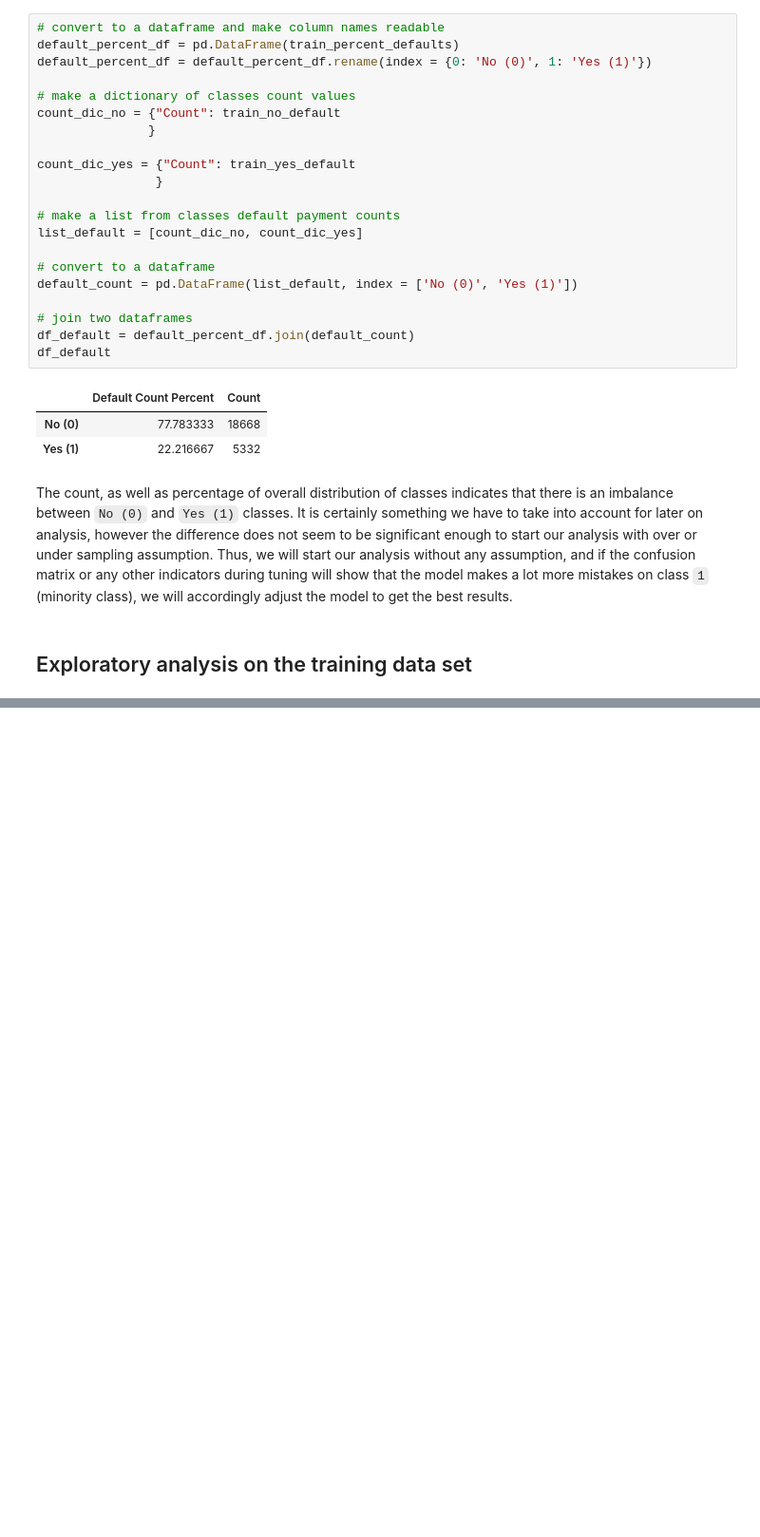
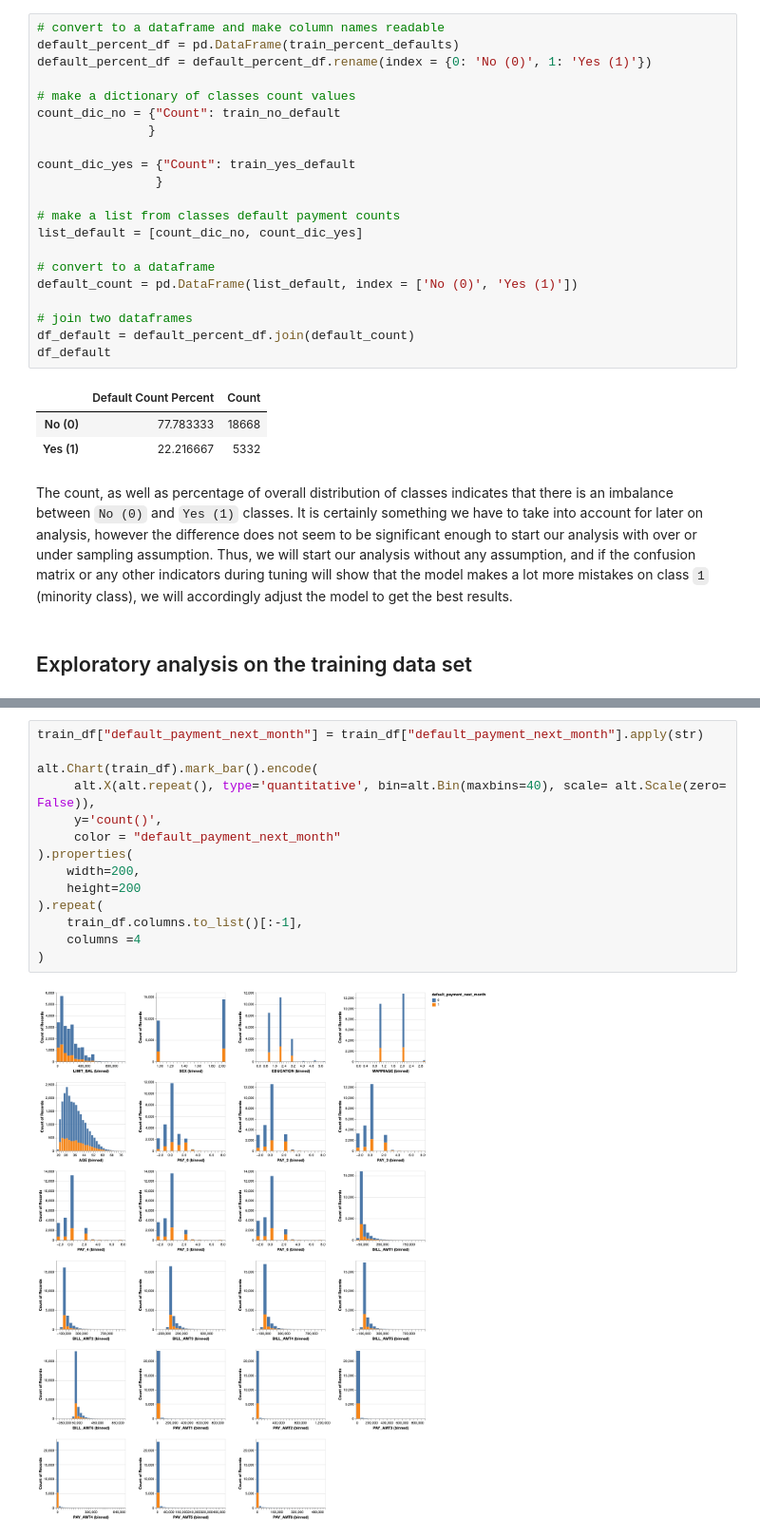
Before and after one commit to UBC-MDS/credit_default_prediction, a Jupyter notebook: src/credit_default_eda.ipynb, the cells around one changed output, grey strips where cells are left out. Shown at 95% size. Saved outputs shown, nothing was run; the diff lists cells and outputs as text; blank space fills up the shorter version.

```diff
--- a/src/credit_default_eda.ipynb
+++ b/src/credit_default_eda.ipynb
@@ -74,0 +105,16 @@ The count, as well as percentage of overall distribution of classes indicates th
+# %%
+train_df["default_payment_next_month"] = train_df["default_payment_next_month"].apply(str)
+
+alt.Chart(train_df).mark_bar().encode(
+     alt.X(alt.repeat(), type='quantitative', bin=alt.Bin(maxbins=40), scale= alt.Scale(zero= False)),
+     y='count()',
+     color = "default_payment_next_month"
+).properties(
+    width=200,
+    height=200
+).repeat(
+    train_df.columns.to_list()[:-1],
+    columns =4
+)
+# %% [output]
+[figure, added]
```
Also changed, not shown: parts of 5 cells of this notebook.
